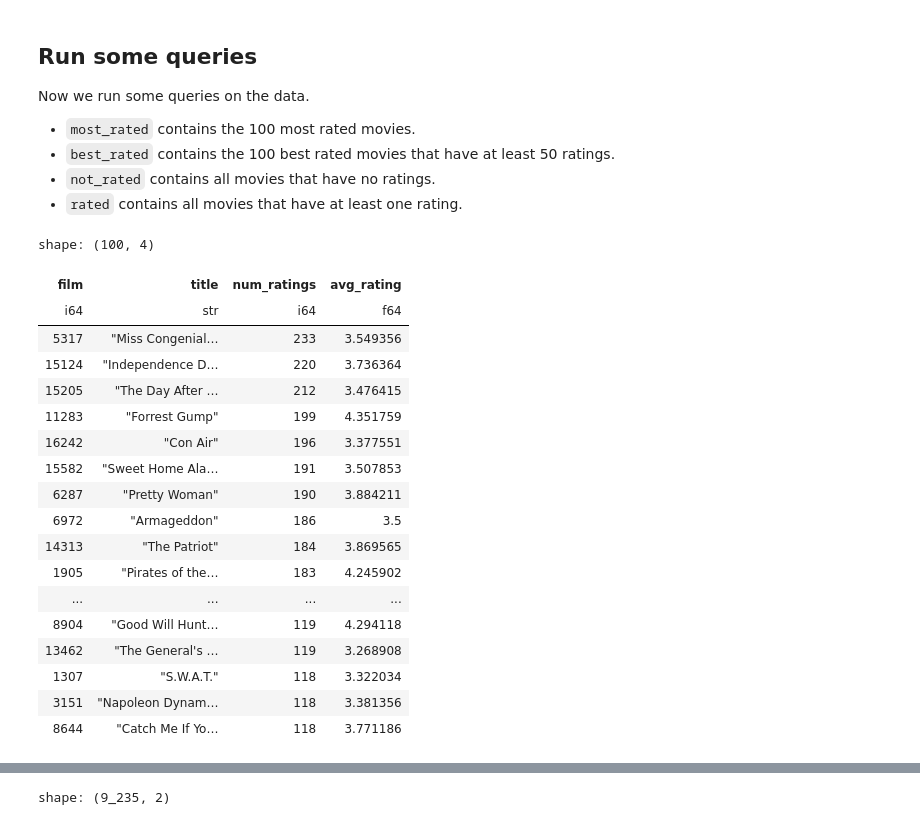
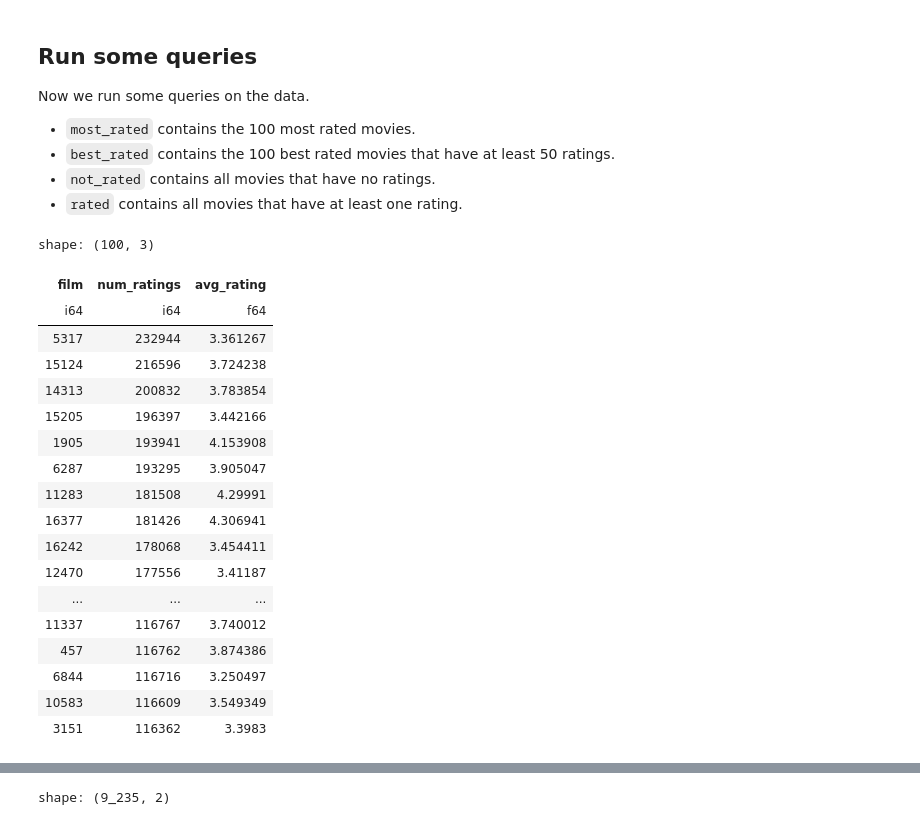
Before and after one commit to DavidBlavid/netflix_recommendation, a Jupyter notebook: Source/David.ipynb, the cells around one changed output, grey strips where cells are left out. Saved outputs shown, nothing was run; the diff lists cells and outputs as text; code cells hidden in the pictures.

```diff
--- a/Source/David.ipynb
+++ b/Source/David.ipynb
@@ -28,5 +26,17 @@ db_conn = 'sqlite://' + db_path
+# %%
+# small size for testing
+db_dev_path = 'netflix_dev.db'
+db_dev_conn = 'sqlite://' + db_dev_path
+
+# full size for production
+db_prod_path = 'netflix.db'
+db_prod_conn = 'sqlite://' + db_prod_path
 # %%
-netflix_data = pl.read_database("SELECT * FROM netflix_data", db_conn)
-movie_titles = pl.read_database("SELECT * FROM movie_titles", db_conn)
-combined     = pl.read_database("SELECT * FROM netflix_data, movie_titles \
-                                  WHERE netflix_data.film = movie_titles.film", db_conn)
+netflix_data = pl.read_database("SELECT * FROM netflix_data", db_prod_conn)
+movie_titles = pl.read_database("SELECT * FROM movie_titles", db_dev_conn)
+# combined     = pl.read_database("SELECT * FROM netflix_data, movie_titles \
+#                                   WHERE netflix_data.film = movie_titles.film", db_prod_path)
+# %%
+# take only 10.000.000 rows for testing
+# skip this to use all 100.000.000 rows
+netflix_data = netflix_data.sample(10000000)
@@ -44,33 +59,32 @@ Now we run some queries on the data.
 - `not_rated` contains all movies that have no ratings.
 - `rated` contains all movies that have at least one rating.
 # %%
-most_rated = pl.read_database("SELECT netflix_data.film, movie_titles.title, COUNT(*) AS 'num_ratings', AVG(netflix_data.rating) AS 'avg_rating' \
-                               FROM netflix_data, movie_titles \
-                               WHERE netflix_data.film = movie_titles.film \
-                               GROUP BY netflix_data.film, title \
-                               ORDER BY COUNT(*) DESC \
+most_rated = pl.read_database("SELECT netflix_data.film, COUNT(*) AS 'num_ratings', AVG(netflix_data.rating) AS 'avg_rating' \
+                               FROM netflix_data \
+                               GROUP BY netflix_data.film \
+                               ORDER BY num_ratings DESC \
                                LIMIT 100 \
-                               ", db_conn)
+                               ", db_prod_conn)
 
 most_rated
 # %% [output]
-shape: (100, 4)
+shape: (100, 3)
-| film | title | num_ratings | avg_rating |
-| i64 | str | i64 | f64 |
-| 5317 | "Miss Congenial… | 233 | 3.549356 |
-| 15124 | "Independence D… | 220 | 3.736364 |
-| 15205 | "The Day After … | 212 | 3.476415 |
-| 11283 | "Forrest Gump" | 199 | 4.351759 |
-| 16242 | "Con Air" | 196 | 3.377551 |
-| 15582 | "Sweet Home Ala… | 191 | 3.507853 |
-| 6287 | "Pretty Woman" | 190 | 3.884211 |
-| 6972 | "Armageddon" | 186 | 3.5 |
-| 14313 | "The Patriot" | 184 | 3.869565 |
-| 1905 | "Pirates of the… | 183 | 4.245902 |
-| ... | ... | ... | ... |
-| 8904 | "Good Will Hunt… | 119 | 4.294118 |
-| 13462 | "The General's … | 119 | 3.268908 |
-| 1307 | "S.W.A.T." | 118 | 3.322034 |
-| 3151 | "Napoleon Dynam… | 118 | 3.381356 |
-| 8644 | "Catch Me If Yo… | 118 | 3.771186 |
+| film | num_ratings | avg_rating |
+| i64 | i64 | f64 |
+| 5317 | 232944 | 3.361267 |
+| 15124 | 216596 | 3.724238 |
+| 14313 | 200832 | 3.783854 |
+| 15205 | 196397 | 3.442166 |
+| 1905 | 193941 | 4.153908 |
+| 6287 | 193295 | 3.905047 |
+| 11283 | 181508 | 4.29991 |
+| 16377 | 181426 | 4.306941 |
+| 16242 | 178068 | 3.454411 |
+| 12470 | 177556 | 3.41187 |
+| ... | ... | ... |
+| 11337 | 116767 | 3.740012 |
+| 457 | 116762 | 3.874386 |
+| 6844 | 116716 | 3.250497 |
+| 10583 | 116609 | 3.549349 |
+| 3151 | 116362 | 3.3983 |
 # %%
```
Also changed, not shown: parts of 45 cells of this notebook.
